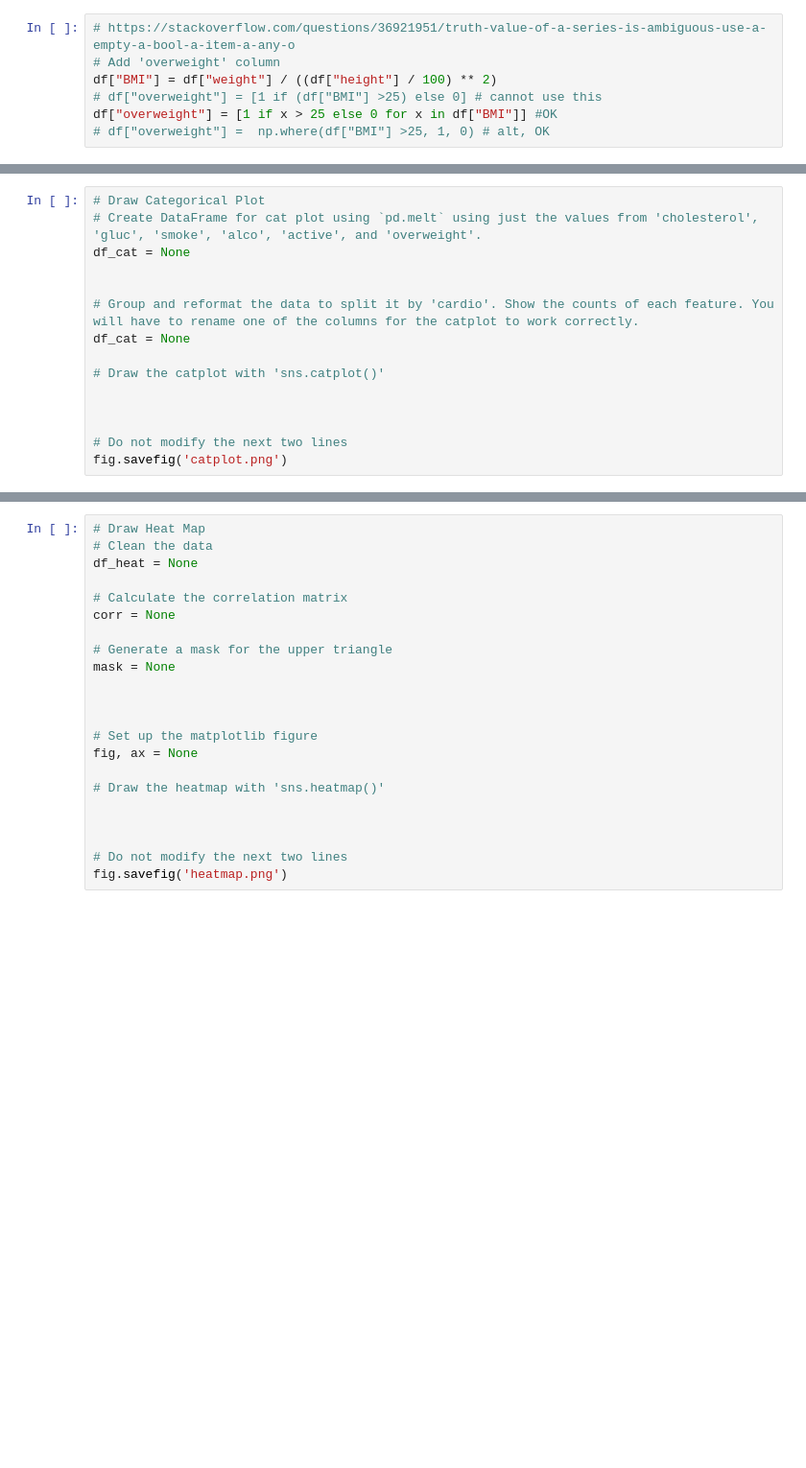
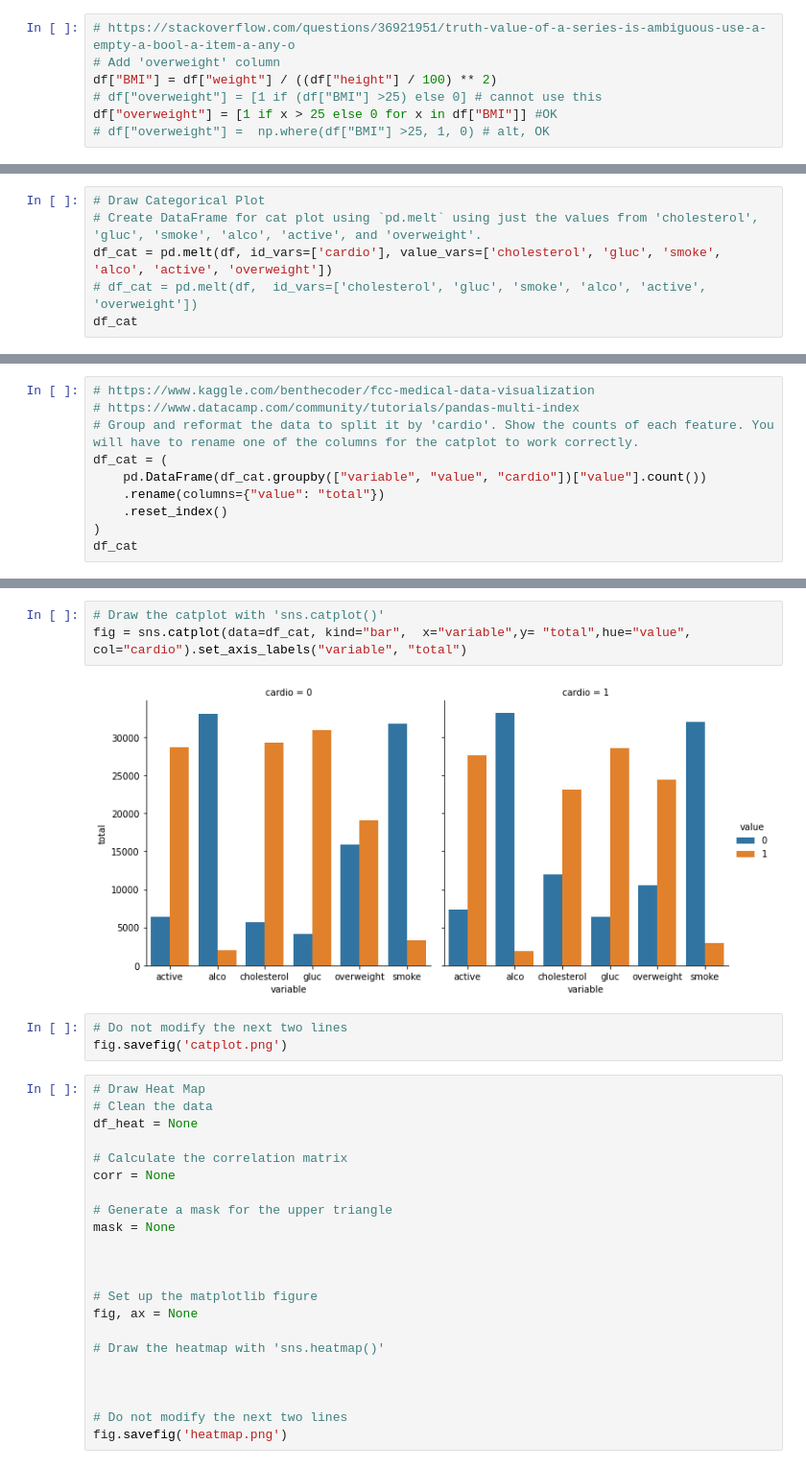
Before and after one commit to danhtran2k20/pyData, a Jupyter notebook: zpyDS0_Project/medical-data-visualizer/medical_data_visualizer.ipynb, the cells around one changed output, grey strips where cells are left out. Shown: that part at 96% size. Cells and saved outputs as stored; diff of their text form; blank space fills up the shorter version.

Commit message:
groupby multilevel and Categorical Plot

```diff
--- a/zpyDS0_Project/medical-data-visualizer/medical_data_visualizer.ipynb
+++ b/zpyDS0_Project/medical-data-visualizer/medical_data_visualizer.ipynb
@@ -86,0 +87,6 @@ df.tail()
+# %%
+# Draw Categorical Plot
+# Create DataFrame for cat plot using `pd.melt` using just the values from 'cholesterol', 'gluc', 'smoke', 'alco', 'active', and 'overweight'.
+df_cat = pd.melt(df, id_vars=['cardio'], value_vars=['cholesterol', 'gluc', 'smoke', 'alco', 'active', 'overweight'])
+# df_cat = pd.melt(df,  id_vars=['cholesterol', 'gluc', 'smoke', 'alco', 'active', 'overweight'])
+df_cat
@@ -87,15 +113,10 @@ df.tail()
 # %%
-# Draw Categorical Plot
-# Create DataFrame for cat plot using `pd.melt` using just the values from 'cholesterol', 'gluc', 'smoke', 'alco', 'active', and 'overweight'.
-df_cat = None
-
-
+# https://www.kaggle.com/benthecoder/fcc-medical-data-visualization
+# https://www.datacamp.com/community/tutorials/pandas-multi-index
 # Group and reformat the data to split it by 'cardio'. Show the counts of each feature. You will have to rename one of the columns for the catplot to work correctly.
-df_cat = None
-
-# Draw the catplot with 'sns.catplot()'
-
-
-
-# Do not modify the next two lines
-fig.savefig('catplot.png')
+df_cat = (
+    pd.DataFrame(df_cat.groupby(["variable", "value", "cardio"])["value"].count())
+    .rename(columns={"value": "total"})
+    .reset_index()
+)
+df_cat
@@ -102,3 +141,11 @@ fig.savefig('catplot.png')
+# %%
+# Draw the catplot with 'sns.catplot()'
+fig = sns.catplot(data=df_cat, kind="bar",  x="variable",y= "total",hue="value", col="cardio").set_axis_labels("variable", "total")
+# %% [output]
+[figure, added]
+# %%
+# Do not modify the next two lines
+fig.savefig('catplot.png')
 # %%
 # Draw Heat Map
 # Clean the data
```
Also changed, not shown: parts of 4 cells of this notebook, 1 other file.
